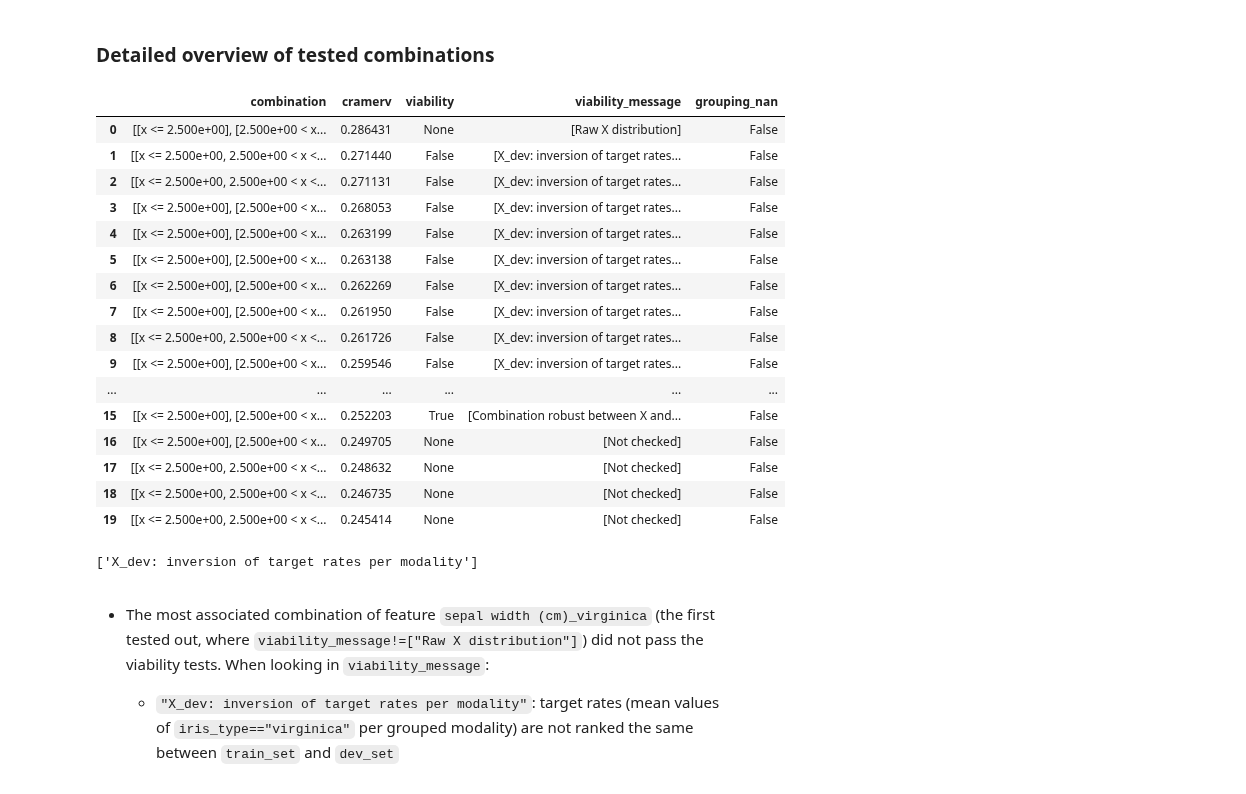
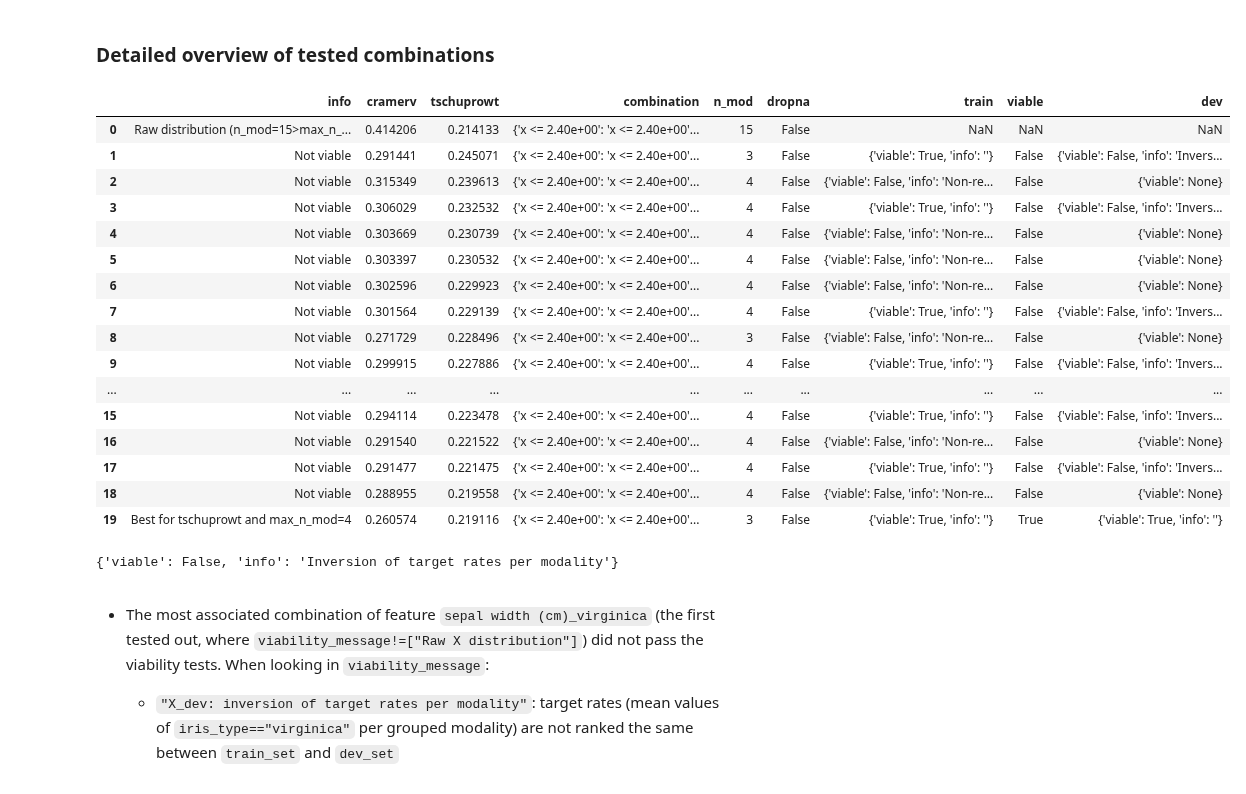
Before and after one commit to mdefrance/AutoCarver, a Jupyter notebook: docs/source/examples/Carvers/MulticlassClassification/multiclass_classification_example.ipynb, the cells around one changed output. Saved outputs shown, nothing was run; the diff lists cells and outputs as text; code cells hidden in the pictures.

```diff
--- a/docs/source/examples/Carvers/MulticlassClassification/multiclass_classification_example.ipynb
+++ b/docs/source/examples/Carvers/MulticlassClassification/multiclass_classification_example.ipynb
@@ -109,13 +109,10 @@ print(iris["feature_names"])
 # %% [markdown]
 All features are quantitative continuous features. Those features will be added to the list of ``quantitative_features``.
 # %%
+from AutoCarver import Features
+
 # lists of features per data type
-quantitative_features = ["sepal length (cm)", "sepal width (cm)", "petal length (cm)", "petal width (cm)"]
-qualitative_features = []
-ordinal_features = []
-
-# user-specified ordering for ordinal features
-values_orders = {}
+features = Features(quantitatives=["sepal length (cm)", "sepal width (cm)", "petal length (cm)", "petal width (cm)"])
 # %% [markdown]
 # Using AutoCarver
 # %% [markdown]
@@ -304,29 +298,29 @@ auto_carver.summary()
 # %% [markdown]
 ### Detailed overview of tested combinations
 # %%
-auto_carver.history("sepal width (cm)_virginica").head(20)
+features["sepal width (cm)__y=virginica"].history.head(20)
 # %% [output]
-|  | combination | cramerv | viability | viability_message | grouping_nan |
-| 0 | [[x <= 2.500e+00], [2.500e+00 < x... | 0.286431 | None | [Raw X distribution] | False |
-| 1 | [[x <= 2.500e+00, 2.500e+00 < x <... | 0.271440 | False | [X_dev: inversion of target rates... | False |
-| 2 | [[x <= 2.500e+00, 2.500e+00 < x <... | 0.271131 | False | [X_dev: inversion of target rates... | False |
-| 3 | [[x <= 2.500e+00], [2.500e+00 < x... | 0.268053 | False | [X_dev: inversion of target rates... | False |
-| 4 | [[x <= 2.500e+00], [2.500e+00 < x... | 0.263199 | False | [X_dev: inversion of target rates... | False |
-| 5 | [[x <= 2.500e+00], [2.500e+00 < x... | 0.263138 | False | [X_dev: inversion of target rates... | False |
-| 6 | [[x <= 2.500e+00], [2.500e+00 < x... | 0.262269 | False | [X_dev: inversion of target rates... | False |
-| 7 | [[x <= 2.500e+00], [2.500e+00 < x... | 0.261950 | False | [X_dev: inversion of target rates... | False |
-| 8 | [[x <= 2.500e+00, 2.500e+00 < x <... | 0.261726 | False | [X_dev: inversion of target rates... | False |
-| 9 | [[x <= 2.500e+00], [2.500e+00 < x... | 0.259546 | False | [X_dev: inversion of target rates... | False |
-| ... | ... | ... | ... | ... | ... |
-| 15 | [[x <= 2.500e+00], [2.500e+00 < x... | 0.252203 | True | [Combination robust between X and... | False |
-| 16 | [[x <= 2.500e+00], [2.500e+00 < x... | 0.249705 | None | [Not checked] | False |
-| 17 | [[x <= 2.500e+00, 2.500e+00 < x <... | 0.248632 | None | [Not checked] | False |
-| 18 | [[x <= 2.500e+00, 2.500e+00 < x <... | 0.246735 | None | [Not checked] | False |
-| 19 | [[x <= 2.500e+00, 2.500e+00 < x <... | 0.245414 | None | [Not checked] | False |
+|  | info | cramerv | tschuprowt | combination | n_mod | dropna | train | viable | dev |
+| 0 | Raw distribution (n_mod=15>max_n_... | 0.414206 | 0.214133 | {'x <= 2.40e+00': 'x <= 2.40e+00'... | 15 | False | NaN | NaN | NaN |
+| 1 | Not viable | 0.291441 | 0.245071 | {'x <= 2.40e+00': 'x <= 2.40e+00'... | 3 | False | {'viable': True, 'info': ''} | False | {'viable': False, 'info': 'Invers... |
+| 2 | Not viable | 0.315349 | 0.239613 | {'x <= 2.40e+00': 'x <= 2.40e+00'... | 4 | False | {'viable': False, 'info': 'Non-re... | False | {'viable': None} |
+| 3 | Not viable | 0.306029 | 0.232532 | {'x <= 2.40e+00': 'x <= 2.40e+00'... | 4 | False | {'viable': True, 'info': ''} | False | {'viable': False, 'info': 'Invers... |
+| 4 | Not viable | 0.303669 | 0.230739 | {'x <= 2.40e+00': 'x <= 2.40e+00'... | 4 | False | {'viable': False, 'info': 'Non-re... | False | {'viable': None} |
+| 5 | Not viable | 0.303397 | 0.230532 | {'x <= 2.40e+00': 'x <= 2.40e+00'... | 4 | False | {'viable': False, 'info': 'Non-re... | False | {'viable': None} |
+| 6 | Not viable | 0.302596 | 0.229923 | {'x <= 2.40e+00': 'x <= 2.40e+00'... | 4 | False | {'viable': False, 'info': 'Non-re... | False | {'viable': None} |
+| 7 | Not viable | 0.301564 | 0.229139 | {'x <= 2.40e+00': 'x <= 2.40e+00'... | 4 | False | {'viable': True, 'info': ''} | False | {'viable': False, 'info': 'Invers... |
+| 8 | Not viable | 0.271729 | 0.228496 | {'x <= 2.40e+00': 'x <= 2.40e+00'... | 3 | False | {'viable': False, 'info': 'Non-re... | False | {'viable': None} |
+| 9 | Not viable | 0.299915 | 0.227886 | {'x <= 2.40e+00': 'x <= 2.40e+00'... | 4 | False | {'viable': True, 'info': ''} | False | {'viable': False, 'info': 'Invers... |
+| ... | ... | ... | ... | ... | ... | ... | ... | ... | ... |
+| 15 | Not viable | 0.294114 | 0.223478 | {'x <= 2.40e+00': 'x <= 2.40e+00'... | 4 | False | {'viable': True, 'info': ''} | False | {'viable': False, 'info': 'Invers... |
+| 16 | Not viable | 0.291540 | 0.221522 | {'x <= 2.40e+00': 'x <= 2.40e+00'... | 4 | False | {'viable': False, 'info': 'Non-re... | False | {'viable': None} |
+| 17 | Not viable | 0.291477 | 0.221475 | {'x <= 2.40e+00': 'x <= 2.40e+00'... | 4 | False | {'viable': True, 'info': ''} | False | {'viable': False, 'info': 'Invers... |
+| 18 | Not viable | 0.288955 | 0.219558 | {'x <= 2.40e+00': 'x <= 2.40e+00'... | 4 | False | {'viable': False, 'info': 'Non-re... | False | {'viable': None} |
+| 19 | Best for tschuprowt and max_n_mod=4 | 0.260574 | 0.219116 | {'x <= 2.40e+00': 'x <= 2.40e+00'... | 3 | False | {'viable': True, 'info': ''} | True | {'viable': True, 'info': ''} |
-# %%
-auto_carver.history("sepal width (cm)_virginica")["viability_message"][2]
-# %% [output]
-['X_dev: inversion of target rates per modality']
+# %%
+features["sepal width (cm)__y=virginica"].history.dev[1]
+# %% [output]
+{'viable': False, 'info': 'Inversion of target rates per modality'}
 # %% [markdown]
 * The most associated combination of feature ``sepal width (cm)_virginica`` (the first tested out, where ``viability_message!=["Raw X distribution"]``) did not pass the viability tests. When looking in ``viability_message``:
     * ``"X_dev: inversion of target rates per modality"``: target rates (mean values of ``iris_type=="virginica"`` per grouped modality) are not ranked the same between ``train_set`` and ``dev_set``
```
Also changed, not shown: parts of 19 cells of this notebook, 12 other files.
